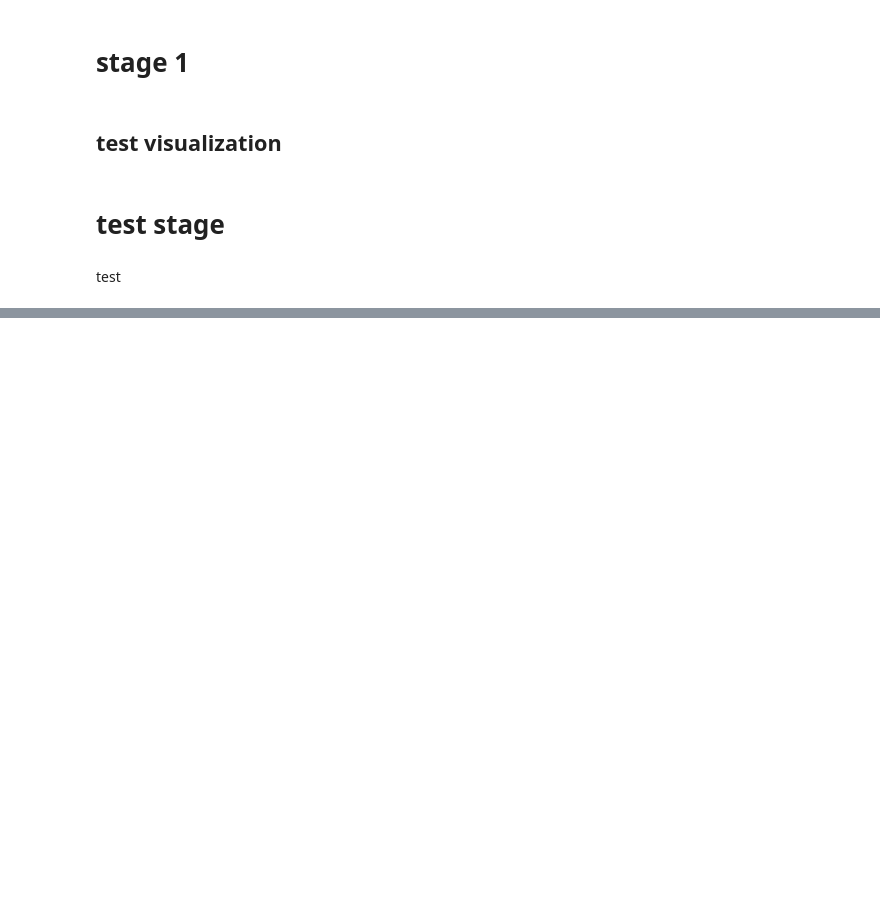
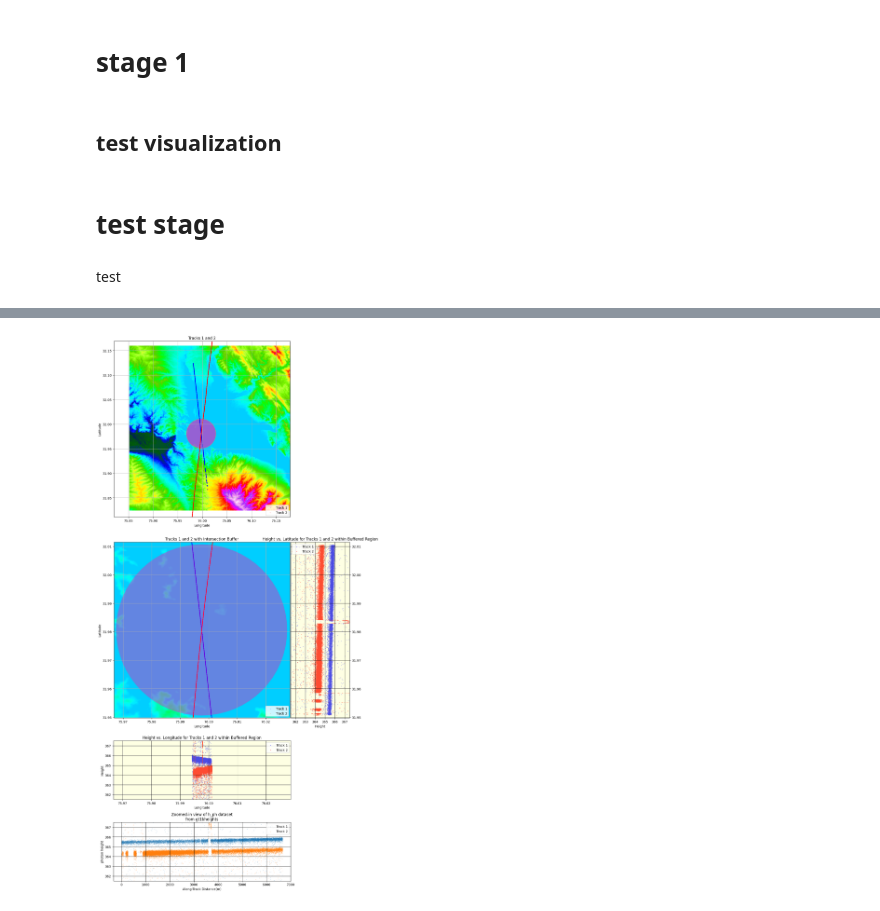
Before and after one commit to 1kaiser/ICESAT2, a Jupyter notebook: GraphConnectionICESAT2Photon.ipynb, the cells around one changed output, grey strips where cells are left out. Cells and saved outputs as stored; diff of their text form; code cells hidden in the pictures; blank space fills up the shorter version.

```diff
--- a/GraphConnectionICESAT2Photon.ipynb
+++ b/GraphConnectionICESAT2Photon.ipynb
@@ -1579,6 +1653,4 @@ ax.legend()
 # %%
-
-
 import rasterio
 from rasterio.plot import show
 
@@ -1630,7 +1702,7 @@ h_ph_data2, lat2, lon2 = get_height_lat_lon(filename_2, tr_1)
 fig, ax = plt.subplots(figsize=(10, 10))
 pos = ax.get_position()
 w_x, h_y = pos.width, pos.height
-################################################################################
+################################################################################plotting complete dem and track
 lat_1x = np.array(lat1)
 lon_1x = np.array(lon1)
 lat_2x = np.array(lat2)
@@ -1647,8 +1719,7 @@ dx_boundary_x = max(max_lon - min_lon, max_lat - min_lat)
 # Set the limits of the axis to the bounding box
 ax.set_xlim(M_lon - dx_boundary_x/2, M_lon + dx_boundary_x/2)
 ax.set_ylim(M_lat - dx_boundary_x/2, M_lat + dx_boundary_x/2)
-show(dem_in, cmap='gist_earth', ax=ax)                            #plotting the dem over which the track points can be plotted
-
+show(dem_in, cmap='gist_ncar', ax=ax)                            #plotting the dem over which the track points can be plotted
 # Add a grid to the plot
 ax.grid(True)
 
@@ -1719,14 +1790,14 @@ w_x, h_y = pos.width, pos.height
 x, y = intersection_buffer.exterior.xy
 
 ax.fill(x, y, alpha=0.6, fc='#fa19b6', ec='#fcc603', linestyle='--', linewidth=1)
-ax.scatter(lon_1x, lat_1x, s=1, color='blue', marker='.')
-ax.scatter(lon_2x, lat_2x, s=1, color='r', marker='.')
-ax.legend(['Track 1', 'Track 2'], loc='lower right')
+ax.scatter(lon_1x, lat_1x, s=1, color='blue', marker='.', label = 'Track 1')
+ax.scatter(lon_2x, lat_2x, s=1, color='r', marker='.', label = 'Track 2')
+ax.legend(loc='lower right')
 
 show(dem_in, cmap='gist_ncar', ax=ax2)                    #showing the dem on which the tracks will be  plotted
 
-ax2.plot(lon_1, lat_1, '.', color='blue', markersize=1)
-ax2.plot(lon_2, lat_2, '.', color='red', markersize=1)
+ax2.scatter(lon_1, lat_1,  marker='.', color='blue', s=1, label='Track 1')
+ax2.scatter(lon_2, lat_2,  marker='.', color='red', s=1, label='Track 2')
 ax2.fill(x, y, alpha=0.4, fc='#fa19b6', ec='#03fcc6', linestyle='dotted', linewidth=1)
 
 ax2.set_xlim(M_lon - dx_boundary/2, M_lon + dx_boundary/2)
@@ -1741,12 +1812,11 @@ ax2.legend(['Track 1', 'Track 2'], loc='lower right')
 median_height = np.median(np.concatenate((height_1_buf, height_2_buf)))
 buffer_height = 3 #@param {type:"raw"}
 
-
 ax3 = fig.add_axes([0.5 -w_x/2 , 0-h_y , w_x , h_y], sharey=ax2)
 ax3.set_position([pos.x0 + pos.width , pos.y0 , w_x/3, pos.height])
 
-ax3.plot(height_1_buf, lat_1_buf, '.', color='blue', markersize=1, label='Track 1')
-ax3.plot(height_2_buf, lat_2_buf, '.', color='red', markersize=1, label='Track 2')
+ax3.scatter(height_1_buf, lat_1_buf,  marker='.', color='blue', s=1, label='Track 1')
+ax3.scatter(height_2_buf, lat_2_buf,  marker='.', color='red', s=1, label='Track 2')
 ax3.set_xlim(M_lat - dx_boundary/2, M_lat + dx_boundary/2)
 ax3.axvspan(median_height - buffer_height, median_height + buffer_height, color='#fdffa3', alpha=0.3)
 ax3.yaxis.set_label_position('right')
@@ -1762,41 +1832,42 @@ ax3.legend()
 ax4 = fig.add_axes([0 , 0 , w_x , h_y/3], sharex=ax2)
 ax4.set_position([pos.x0 , pos.y0 - h_y/3 -0.1, pos.width, h_y/3])
 
-ax4.plot(lon_1_buf, height_1_buf, '.', color='blue', markersize=1, label='Track 1')
-ax4.plot(lon_2_buf, height_2_buf, '.', color='red', markersize=1, label='Track 2')
+ax4.scatter(lon_1_buf, height_1_buf,  marker='.', color='blue', s=1, label='Track 1')
+ax4.scatter(lon_2_buf, height_2_buf,  marker='.', color='red', s=1, label='Track 2')
 ax4.set_xlim(M_lon - dx_boundary/2, M_lon + dx_boundary/2)
 ax4.axhspan(median_height - buffer_height, median_height + buffer_height, color='#fdffa3', alpha=0.3)
 ax4.set_ylim([median_height - buffer_height, median_height + buffer_height])
 ax4.set_xlabel('Longitude')
 ax4.set_ylabel('Height')
 ax4.set_title('Height vs. Longitude for Tracks 1 and 2 within Buffered Region', loc='center').set_position([.5, 1.01])
 ax4.grid(True,  color='black', alpha = 0.9)
 ax4.legend()
 ################################################################################< elevation vs track 1 & 2 distances
 ax5 = fig.add_axes([0.5 - w_x/2 , -h_y - h_y/3 -h_y/3 , w_x , h_y/3])
 ax5.set_position([pos.x0 ,-h_y - h_y/3 -h_y/3 - 0.1 * 2, pos.width, h_y/3])
 
 dist_ph_along_data_1 = [haversine(lat_1_buf[0], lon_1_buf[0], lat_1_buf[i], lon_1_buf[i]) for i in range(len(lat_1_buf))]
 
 lats = np.flip(lat_2_buf)
 longs = np.flip(lon_2_buf)
 heights = np.flip(height_2_buf)
 
 dist_ph_along_data_2 = [haversine(lats[0], longs[0], lats[i], longs[i]) for i in range(len(lats))]
-ax5.scatter(np.array(dist_ph_along_data_1), np.array(height_1_buf), s=1, alpha= 0.4, label = "track 1")
-ax5.scatter(np.array(dist_ph_along_data_2), np.array(heights), s=1, alpha= 0.4, label = "track 2")
+ax5.scatter(np.array(dist_ph_along_data_1), np.array(height_1_buf),  marker= '.', s=1, alpha= 0.4, label = "Track 1")
+ax5.scatter(np.array(dist_ph_along_data_2), np.array(heights),  marker= '.', s=1, alpha= 0.4, label = "Track 2")
 
 ax5.set_ylim([median_height - buffer_height, median_height + buffer_height])
 ax5.set_xlabel('Along-Track Distance(m)')
 ax5.set_ylabel('photon height')
 ax5.set_title('Zoomed-in view of h_ph dataset\nfrom gt1l/heights', loc='center')
 ax5.grid(True,  color='black', alpha = 0.9)
 ax5.legend()
 
-
 # Show the plot
 plt.subplots_adjust(hspace=0)
 plt.show()
+# %% [output]
+[figure, added]
 # %%
 #@title **Elevation & Distance Sample Extraction based on distance threshold in meters** { vertical-output: true }
 fsize = 30
```
Also changed, not shown: parts of 4 cells of this notebook.
